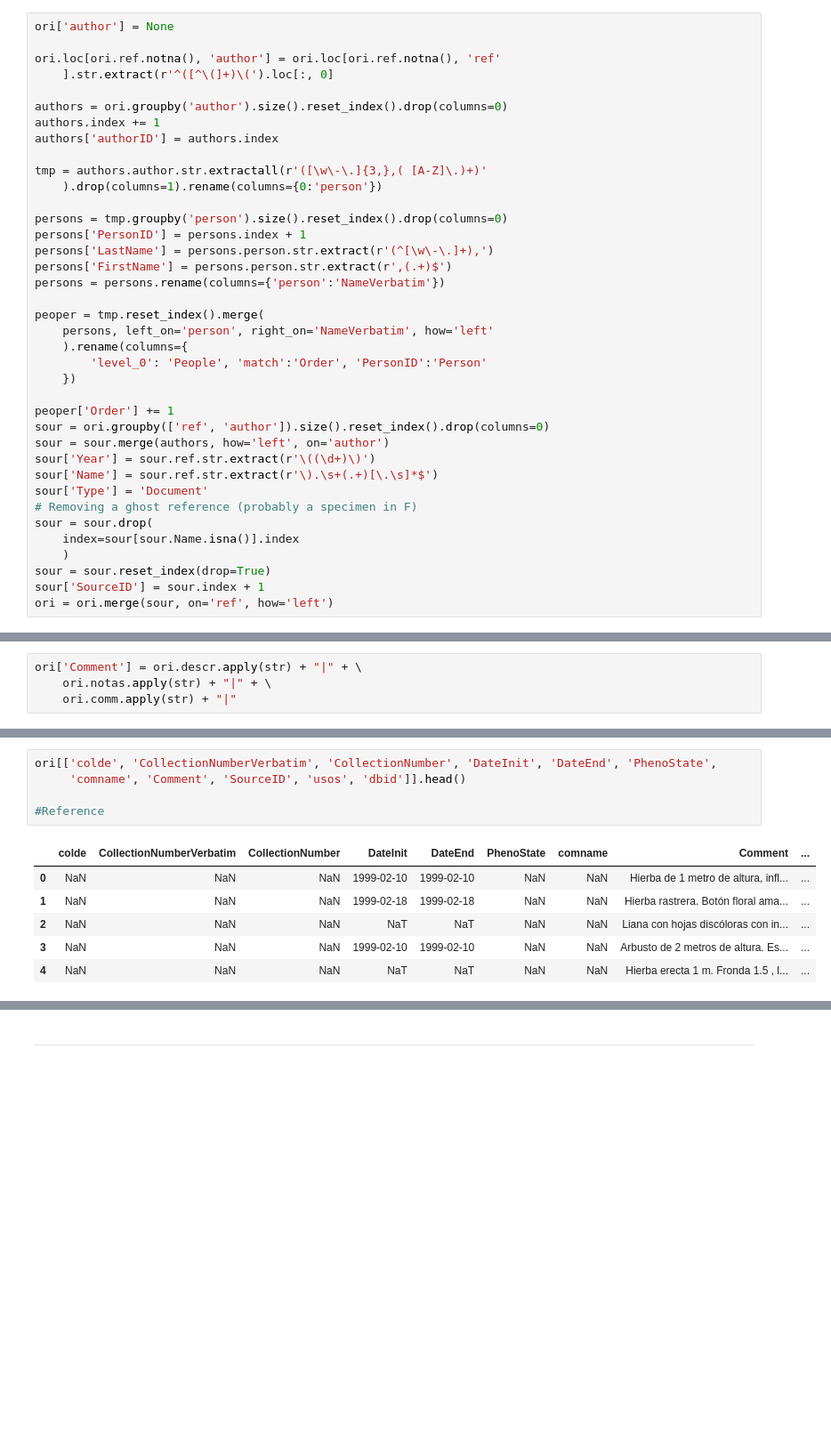
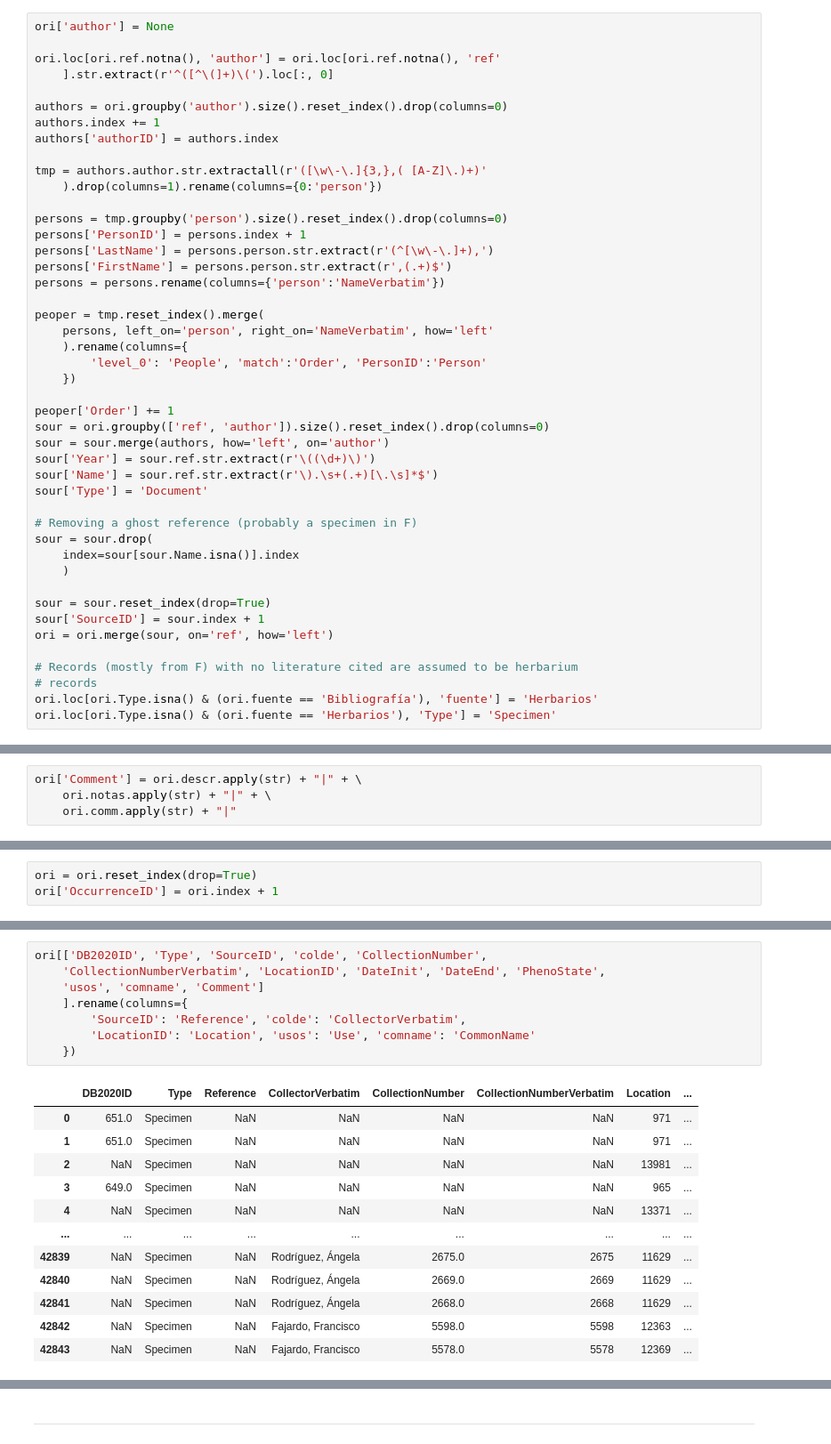
Before and after one commit to nrsalinas/db-conservacion-in-situ, a Jupyter notebook: migracion-dev.ipynb, the cells around one changed output, grey strips where cells are left out. Shown at 89% size. Saved outputs shown, nothing was run; the diff lists cells and outputs as text; blank space fills up the shorter version.

Commit message:
Record type column up.

```diff
--- a/migracion-dev.ipynb
+++ b/migracion-dev.ipynb
@@ -672,13 +687,20 @@ sour = sour.merge(authors, how='left', on='author')
 sour['Year'] = sour.ref.str.extract(r'\((\d+)\)')
 sour['Name'] = sour.ref.str.extract(r'\).\s+(.+)[\.\s]*$')
 sour['Type'] = 'Document'
+
 # Removing a ghost reference (probably a specimen in F)
 sour = sour.drop(
 	index=sour[sour.Name.isna()].index
 	)
+
 sour = sour.reset_index(drop=True)
 sour['SourceID'] = sour.index + 1
 ori = ori.merge(sour, on='ref', how='left')
+
+# Records (mostly from F) with no literature cited are assumed to be herbarium
+# records
+ori.loc[ori.Type.isna() & (ori.fuente == 'Bibliografía'), 'fuente'] = 'Herbarios'
+ori.loc[ori.Type.isna() & (ori.fuente == 'Herbarios'), 'Type'] = 'Specimen'
 # %%
 persons.to_sql('Persons', engine, if_exists='append', index=False, chunksize=10000, method='multi')
 
@@ -862,0 +866,3 @@ Index([                    'name',                   'colpri',
+# %%
+ori = ori.reset_index(drop=True)
+ori['OccurrenceID'] = ori.index + 1
@@ -863,12 +886,21 @@ Index([                    'name',                   'colpri',
 # %%
-ori[['colde', 'CollectionNumberVerbatim', 'CollectionNumber', 'DateInit', 'DateEnd', 'PhenoState',
-	 'comname', 'Comment', 'SourceID', 'usos', 'dbid']].head()
-
-#Reference
+ori[['DB2020ID', 'Type', 'SourceID', 'colde', 'CollectionNumber',
+	'CollectionNumberVerbatim', 'LocationID', 'DateInit', 'DateEnd', 'PhenoState',
+	'usos', 'comname', 'Comment']
+	].rename(columns={
+		'SourceID': 'Reference', 'colde': 'CollectorVerbatim',
+		'LocationID': 'Location', 'usos': 'Use', 'comname': 'CommonName'
+	})
 # %% [output]
-|  | colde | CollectionNumberVerbatim | CollectionNumber | DateInit | DateEnd | PhenoState | comname | Comment | ... |
-| 0 | NaN | NaN | NaN | 1999-02-10 | 1999-02-10 | NaN | NaN | Hierba de 1 metro de altura, infl... | ... |
-| 1 | NaN | NaN | NaN | 1999-02-18 | 1999-02-18 | NaN | NaN | Hierba rastrera. Botón floral ama... | ... |
-| 2 | NaN | NaN | NaN | NaT | NaT | NaN | NaN | Liana con hojas discóloras con in... | ... |
-| 3 | NaN | NaN | NaN | 1999-02-10 | 1999-02-10 | NaN | NaN | Arbusto de 2 metros de altura. Es... | ... |
-| 4 | NaN | NaN | NaN | NaT | NaT | NaN | NaN | Hierba erecta 1 m. Fronda 1.5 , l... | ... |
+|  | DB2020ID | Type | Reference | CollectorVerbatim | CollectionNumber | CollectionNumberVerbatim | Location | ... |
+| 0 | 651.0 | Specimen | NaN | NaN | NaN | NaN | 971 | ... |
+| 1 | 651.0 | Specimen | NaN | NaN | NaN | NaN | 971 | ... |
+| 2 | NaN | Specimen | NaN | NaN | NaN | NaN | 13981 | ... |
+| 3 | 649.0 | Specimen | NaN | NaN | NaN | NaN | 965 | ... |
+| 4 | NaN | Specimen | NaN | NaN | NaN | NaN | 13371 | ... |
+| ... | ... | ... | ... | ... | ... | ... | ... | ... |
+| 42839 | NaN | Specimen | NaN | Rodríguez, Ángela | 2675.0 | 2675 | 11629 | ... |
+| 42840 | NaN | Specimen | NaN | Rodríguez, Ángela | 2669.0 | 2669 | 11629 | ... |
+| 42841 | NaN | Specimen | NaN | Rodríguez, Ángela | 2668.0 | 2668 | 11629 | ... |
+| 42842 | NaN | Specimen | NaN | Fajardo, Francisco | 5598.0 | 5598 | 12363 | ... |
+| 42843 | NaN | Specimen | NaN | Fajardo, Francisco | 5578.0 | 5578 | 12369 | ... |
```
Also changed, not shown: parts of 10 cells of this notebook, 1 other file.
